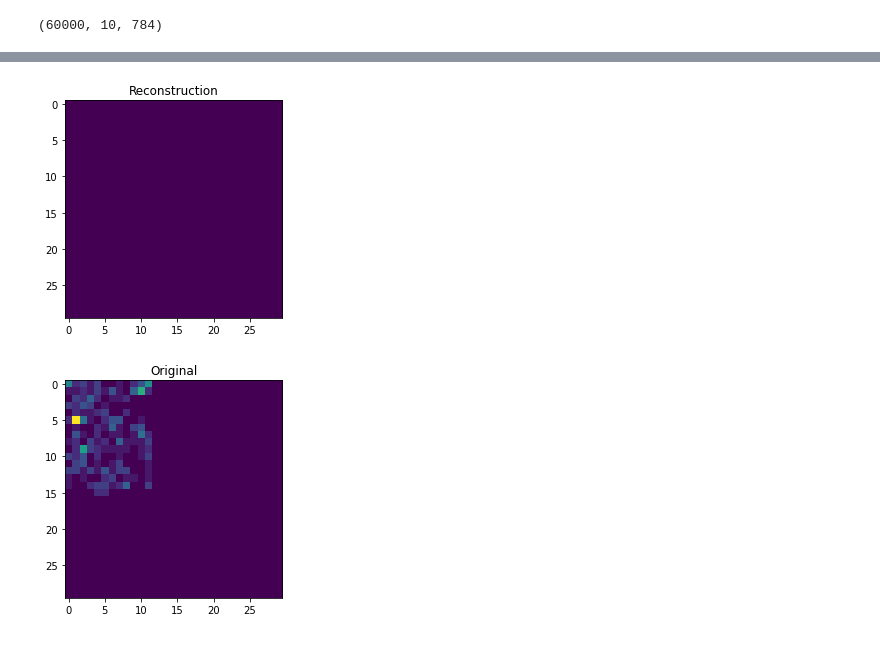
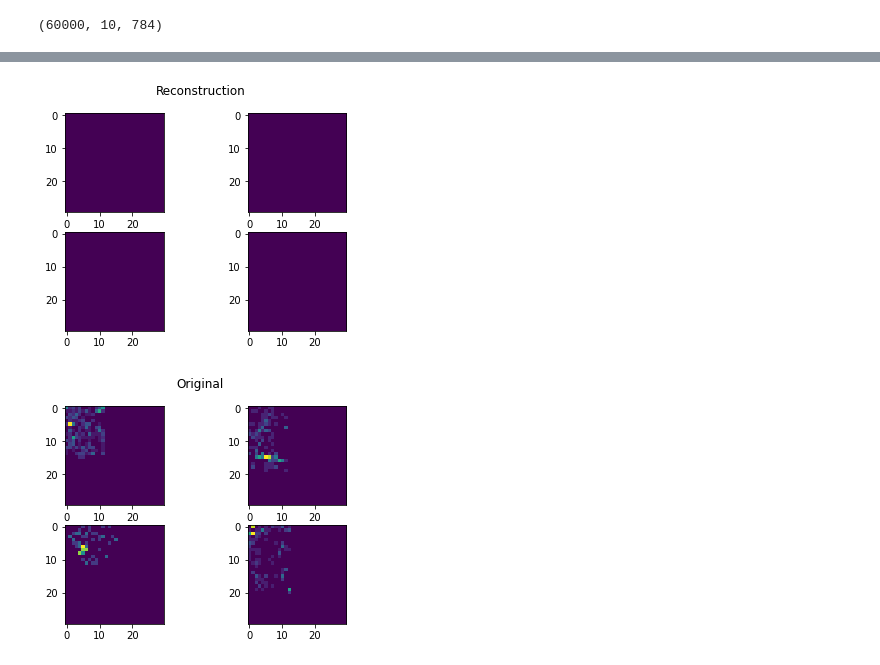
Before and after one commit to karthik-somayaji/ece594bb_pl-proj, a Jupyter notebook: spiking_encoder.ipynb, the cells around one changed output, grey strips where cells are left out. Cells and saved outputs as stored; diff of their text form; code cells hidden in the pictures.

Commit message:
save results

```diff
--- a/spiking_encoder.ipynb
+++ b/spiking_encoder.ipynb
@@ -80,12 +80,12 @@ with nengo.Network() as auto_net:
 
     #auto_net.config[nengo.Ensemble].max_rates = nengo.dists.Choice([100])
     #auto_net.config[nengo.Ensemble].intercepts = nengo.dists.Choice([0])
-    auto_net.config[nengo.Connection].synapse = 0.005
+    #auto_net.config[nengo.Connection].synapse = 0.005
 
     #neuron_type = nengo.RectifiedLinear()
     #neuron_type = nengo.LIFRate()
-    #neuron_type=nengo.SpikingRectifiedLinear()
-    neuron_type = nengo.LIF()
+    neuron_type=nengo.SpikingRectifiedLinear()
+    #neuron_type = nengo.LIF()
 
     # input
     nengo_a = nengo.Node(np.zeros(n_in))
@@ -131,11 +131,11 @@ with nengo_dl.Simulator(auto_net, minibatch_size=minibatch_size) as sim:
     #sim.save_params("./rate_relu_mnist")
     #sim.save_params("./rate_LIF_mnist")
     #sim.save_params("./spike_relu_mnist")
-    sim.save_params("./spike_LIF_mnist")
+    #sim.save_params("./spike_LIF_mnist")
 
     #sim.save_params("./rate_relu_DVS")
     #sim.save_params("./rate_LIF_DVS")
-    #sim.save_params("./spike_relu_DVS")
+    sim.save_params("./spike_relu_DVS")
     #sim.save_params("./spike_LIF_DVS")
 # %% [output]
 |                     Building network (0%)                    | ETA:  --:--:--
@@ -174,11 +174,11 @@ with nengo_dl.Simulator(auto_net, minibatch_size=minibatch_size) as sim:
     #sim.load_params("./rate_relu_mnist")
     #sim.load_params("./rate_LIF_mnist")
     #sim.load_params("./spike_relu_mnist")
-    sim.load_params("./spike_LIF_mnist")
+    #sim.load_params("./spike_LIF_mnist")
 
     #sim.load_params("./rate_relu_DVS")
     #sim.load_params("./rate_LIF_DVS")
-    #sim.load_params("./spike_relu_DVS")
+    sim.load_params("./spike_relu_DVS")
     #sim.load_params("./spike_LIF_DVS")
 
     # display example output
@@ -221,23 +221,26 @@ Constructing graph: build stage finished in 0:00:00
 # %%
+plt.figure()
+for i in range(4):
     # Integrate through time for each location while displaying final image
-    final_image = output[p_c][0].sum(0)
-    plt.figure()
+    final_image = output[p_c][i].sum(0)
+    #plt.figure()
+    plt.subplot(2,2,i+1)
     plt.imshow(final_image.reshape((30, 30)))
-    plt.title('Reconstruction')
-    plt.show()
+    plt.suptitle('Reconstruction')
+plt.show()
 
-    #print(final_image.reshape((30, 30)))
-
-    input_image = train_data[0].sum(0)
-    plt.figure()
+    #print(final_image.reshape((28, 28)))
+plt.figure()
+for i in range(4):
+    input_image = train_data[i].sum(0)
+    #plt.figure()
+    plt.subplot(2,2,i+1)
     plt.imshow(input_image.reshape((30, 30)))
-    plt.title('Original')
-    plt.show()
-
-    #print(input_image.reshape((30, 30)))
+    plt.suptitle('Original')
+plt.show()
 # %% [output]
-[figure, old version]
+[figure, new version]
-[figure, old version]
+[figure, new version]
 # %%
 plt.figure()
 for i in range(4):
```
Also changed, not shown: parts of 3 cells of this notebook, 4 other files.
